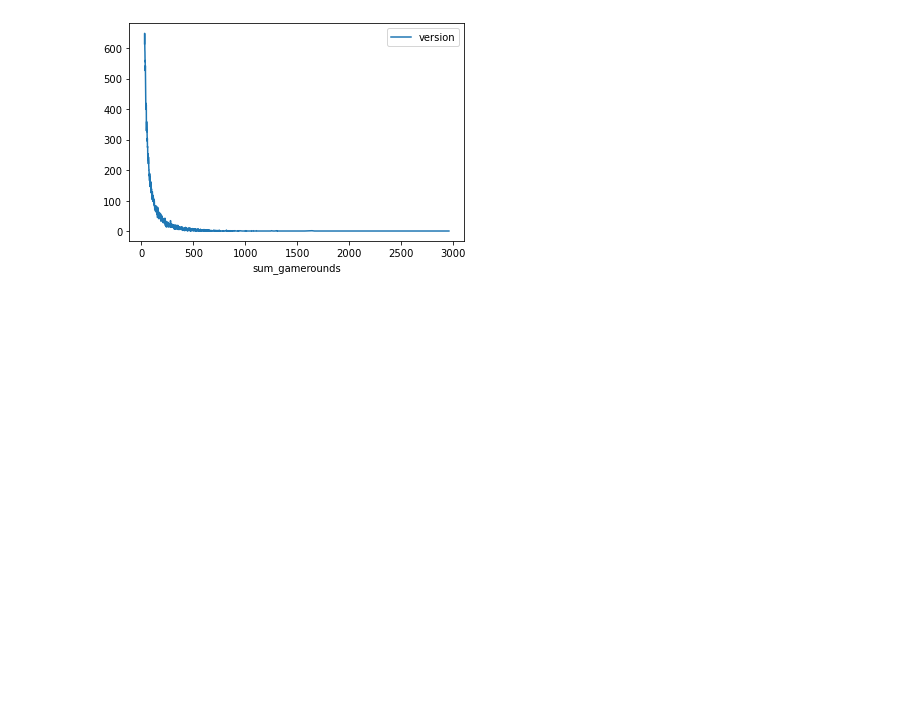
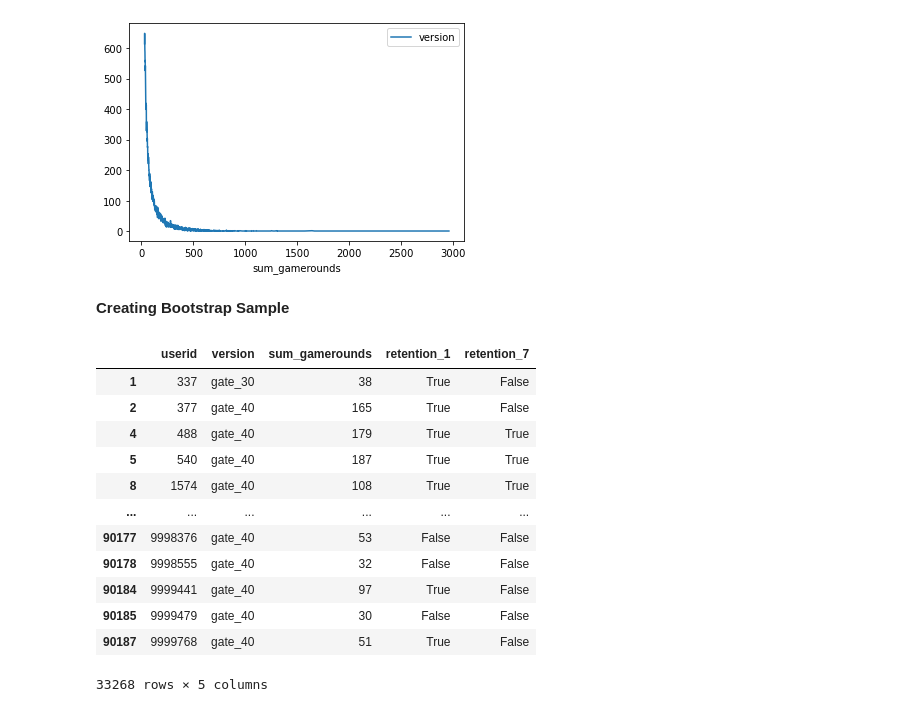
Before and after one commit to darenguyen/galletas-del-gato, a Jupyter notebook: Cookie_Cats.ipynb, the cells around one changed output. Cells and saved outputs as stored; diff of their text form; code cells hidden in the pictures; blank space fills up the shorter version.

```diff
--- a/Cookie_Cats.ipynb
+++ b/Cookie_Cats.ipynb
@@ -112,3 +128,23 @@ rev3cc.plot('sum_gamerounds','version')
 # %% [output]
 <AxesSubplot:xlabel='sum_gamerounds'>
 [figure]
+# %% [markdown]
+**Creating Bootstrap Sample**
+# %%
+rev_cc = cookie_cats[cookie_cats.sum_gamerounds < gamerounds_by_version.sum_gamerounds.max()]
+rev_cc = rev_cc[rev_cc.sum_gamerounds >= 30]
+rev_cc
+# %% [output]
+|  | userid | version | sum_gamerounds | retention_1 | retention_7 |
+| 1 | 337 | gate_30 | 38 | True | False |
+| 2 | 377 | gate_40 | 165 | True | False |
+| 4 | 488 | gate_40 | 179 | True | True |
+| 5 | 540 | gate_40 | 187 | True | True |
+| 8 | 1574 | gate_40 | 108 | True | True |
+| ... | ... | ... | ... | ... | ... |
+| 90177 | 9998376 | gate_40 | 53 | False | False |
+| 90178 | 9998555 | gate_40 | 32 | False | False |
+| 90184 | 9999441 | gate_40 | 97 | True | False |
+| 90185 | 9999479 | gate_40 | 30 | False | False |
+| 90187 | 9999768 | gate_40 | 51 | True | False |
+33268 rows × 5 columns
```
Also changed, not shown: parts of 17 cells of this notebook.
